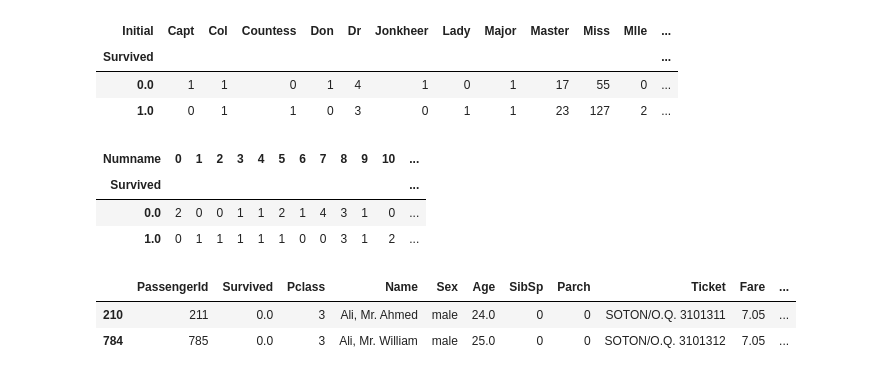
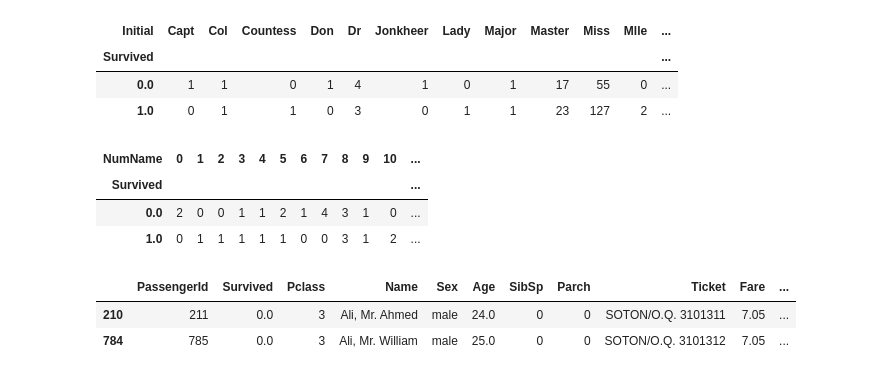
Before and after one commit to rsj9987/titanic, a Jupyter notebook: titanic_practice.ipynb, the cells around one changed output. Drawn from its saved outputs; the diff is of its cells as text; code cells hidden in the pictures.

```diff
--- a/titanic_practice.ipynb
+++ b/titanic_practice.ipynb
@@ -406,11 +407,11 @@ pd.crosstab(temp.Initial, temp.Survived).T.style.background_gradient(cmap='summe
 | 1.0 | 0 | 1 | 1 | 0 | 3 | 0 | 1 | 1 | 23 | 127 | 2 | ... |
 # %%
 # Numname리스트에 Lastname을 숫자화 해서 넣어준다.
-temp['Numname'] = temp['LastName'].factorize()[0]
+temp['NumName'] = temp['LastName'].factorize()[0]
 # %%
-pd.crosstab(temp.Numname, temp.Survived).T.style.background_gradient(cmap="summer_r")
+pd.crosstab(temp.NumName, temp.Survived).T.style.background_gradient(cmap="summer_r")
 # %% [output]
-| Numname | 0 | 1 | 2 | 3 | 4 | 5 | 6 | 7 | 8 | 9 | 10 | ... |
+| NumName | 0 | 1 | 2 | 3 | 4 | 5 | 6 | 7 | 8 | 9 | 10 | ... |
 | Survived |  |  |  |  |  |  |  |  |  |  |  | ... |
 | 0.0 | 2 | 0 | 0 | 1 | 1 | 2 | 1 | 4 | 3 | 1 | 0 | ... |
 | 1.0 | 0 | 1 | 1 | 1 | 1 | 1 | 0 | 0 | 3 | 1 | 2 | ... |
```
Also changed, not shown: parts of 119 cells of this notebook.
